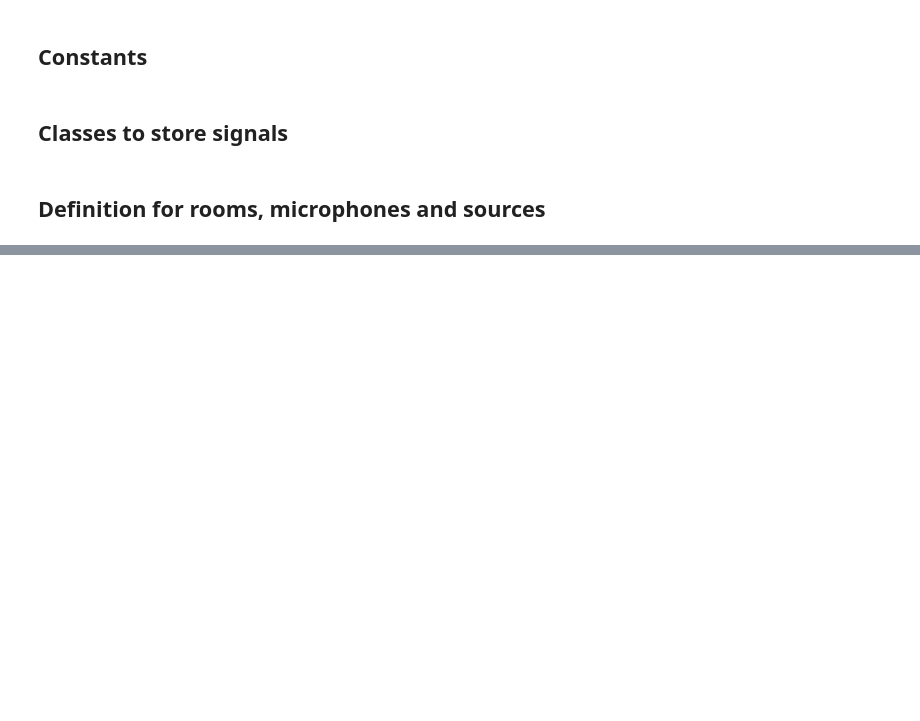
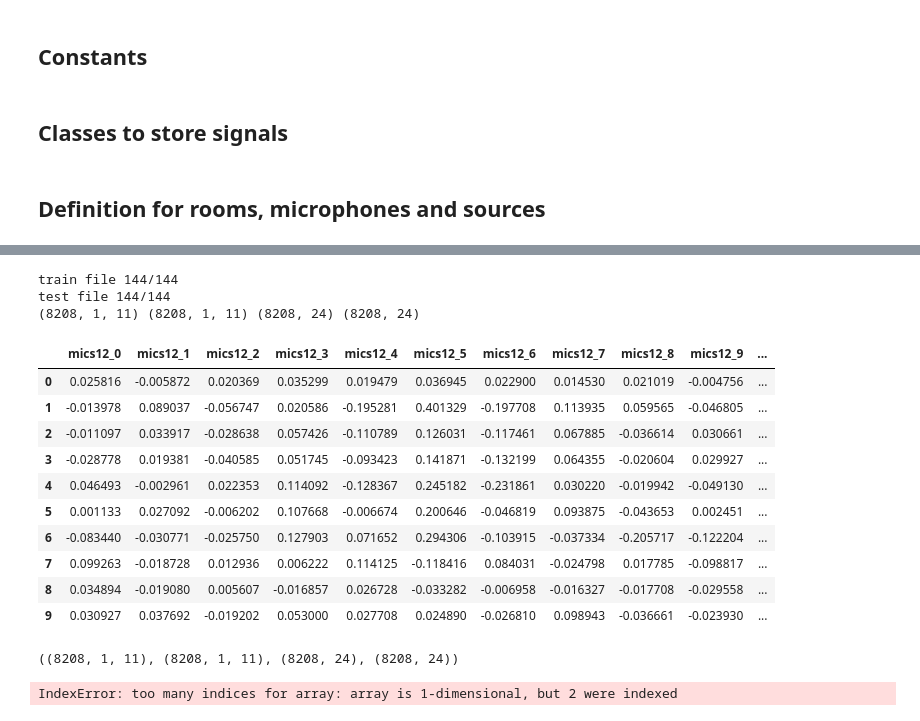
Before and after one commit to AlexandraPosta/sound-localization, a Jupyter notebook: notebooks/Database.ipynb, the cells around one changed output, grey strips where cells are left out. Drawn from its saved outputs; the diff is of its cells as text; code cells hidden in the pictures; blank space fills up the shorter version.

```diff
--- a/notebooks/Database.ipynb
+++ b/notebooks/Database.ipynb
@@ -160,0 +409,40 @@ for room_dim in rooms_dim:
+# %%
+df_train = create_dataframe('train', samples=SAMPLES, step=STEP, resolution=RESOLUTION)
+print()
+df_test = create_dataframe('test', samples=SAMPLES, step=STEP, resolution=RESOLUTION)
+print()
+
+df_train.to_csv('../training_data/azimuth_train_dataset.csv')
+df_test.to_csv('../training_data/azimuth_test_dataset.csv')
+
+# Create numpy arrays with observations and one-hot labels
+encoder = OneHotEncoder(handle_unknown='ignore', sparse=False)
+X_train, y_train, X_test, y_test = create_whole_dataset(df_train, df_test, encoder)
+
+print(np.shape(X_train), np.shape(X_test), np.shape(y_train), np.shape(y_test))
+pd.set_option('display.max_columns', 15)
+df_train.head(10)
+# %% [output]
+train file 144/144
+test file 144/144
+(8208, 1, 11) (8208, 1, 11) (8208, 24) (8208, 24)
+|  | mics12_0 | mics12_1 | mics12_2 | mics12_3 | mics12_4 | mics12_5 | mics12_6 | mics12_7 | mics12_8 | mics12_9 | ... |
+| 0 | 0.025816 | -0.005872 | 0.020369 | 0.035299 | 0.019479 | 0.036945 | 0.022900 | 0.014530 | 0.021019 | -0.004756 | ... |
+| 1 | -0.013978 | 0.089037 | -0.056747 | 0.020586 | -0.195281 | 0.401329 | -0.197708 | 0.113935 | 0.059565 | -0.046805 | ... |
+| 2 | -0.011097 | 0.033917 | -0.028638 | 0.057426 | -0.110789 | 0.126031 | -0.117461 | 0.067885 | -0.036614 | 0.030661 | ... |
+| 3 | -0.028778 | 0.019381 | -0.040585 | 0.051745 | -0.093423 | 0.141871 | -0.132199 | 0.064355 | -0.020604 | 0.029927 | ... |
+| 4 | 0.046493 | -0.002961 | 0.022353 | 0.114092 | -0.128367 | 0.245182 | -0.231861 | 0.030220 | -0.019942 | -0.049130 | ... |
+| 5 | 0.001133 | 0.027092 | -0.006202 | 0.107668 | -0.006674 | 0.200646 | -0.046819 | 0.093875 | -0.043653 | 0.002451 | ... |
+| 6 | -0.083440 | -0.030771 | -0.025750 | 0.127903 | 0.071652 | 0.294306 | -0.103915 | -0.037334 | -0.205717 | -0.122204 | ... |
+| 7 | 0.099263 | -0.018728 | 0.012936 | 0.006222 | 0.114125 | -0.118416 | 0.084031 | -0.024798 | 0.017785 | -0.098817 | ... |
+| 8 | 0.034894 | -0.019080 | 0.005607 | -0.016857 | 0.026728 | -0.033282 | -0.006958 | -0.016327 | -0.017708 | -0.029558 | ... |
+| 9 | 0.030927 | 0.037692 | -0.019202 | 0.053000 | 0.027708 | 0.024890 | -0.026810 | 0.098943 | -0.036661 | -0.023930 | ... |
+# %%
+df_train = pd.read_csv('../training_data/azimuth_train_dataset.csv', index_col=[0])
+df_test = pd.read_csv('../training_data/azimuth_test_dataset.csv', index_col=[0])
+encoder = OneHotEncoder(handle_unknown='ignore', sparse=False)
+encoder.fit([[label] for label in df_train['label']])
+X_train, y_train, X_test, y_test = create_whole_dataset(df_train, df_test, encoder)
+np.shape(X_train), np.shape(X_test), np.shape(y_train), np.shape(y_test)
+# %% [output]
+((8208, 1, 11), (8208, 1, 11), (8208, 24), (8208, 24))
@@ -160,0 +533,12 @@ for room_dim in rooms_dim:
+# %%
+# Run MUSIC prediction on the data set
+y_true, y_pred, info = get_all_predictions(True, samples=SAMPLES, step=STEP, resolution=RESOLUTION)
+print(np.shape(y_true), np.shape(y_pred))
+
+# Plot confusion matrix and report accuracy
+plot_cm(y_true, y_pred, np.unique(y_true))
+accuracy = accuracy_score(y_true, y_pred)
+print(f'Accuracy: {round(accuracy, 3)}')
+print(f'RMSE: {rmse(y_true, y_pred)}')
+# %% [output]
+IndexError: too many indices for array: array is 1-dimensional, but 2 were indexed
```
Also changed, not shown: parts of 14 cells of this notebook, 6 other files.
